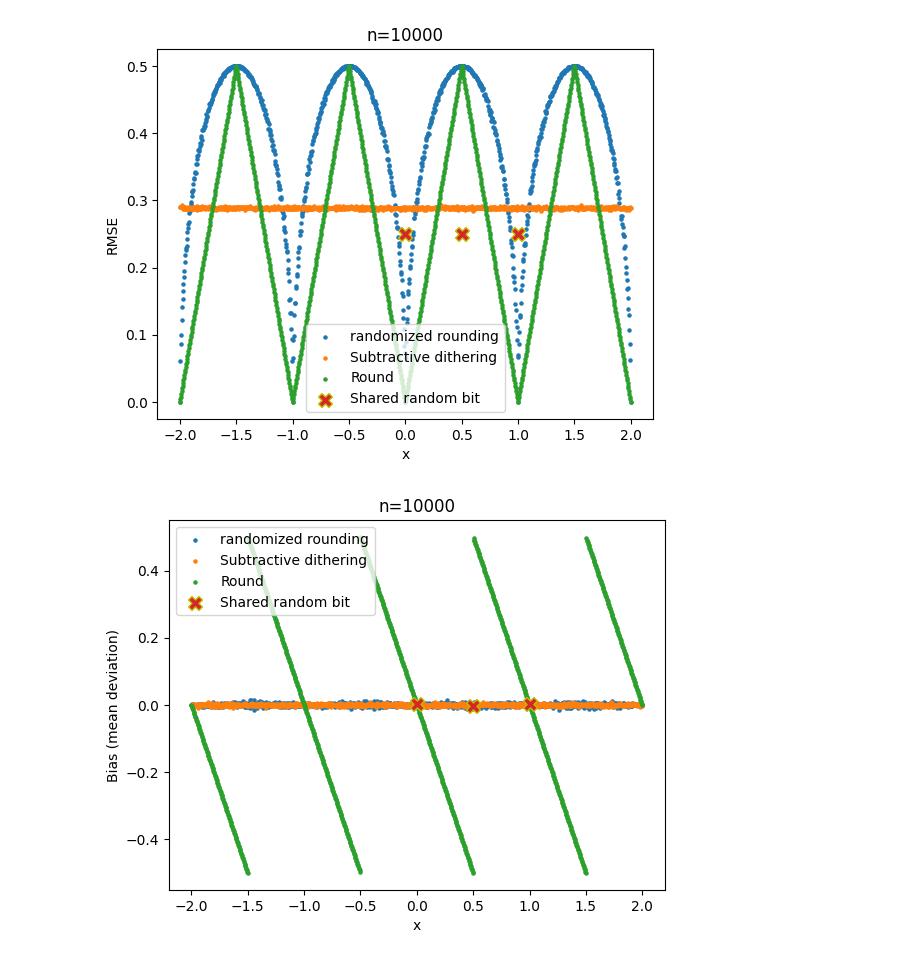
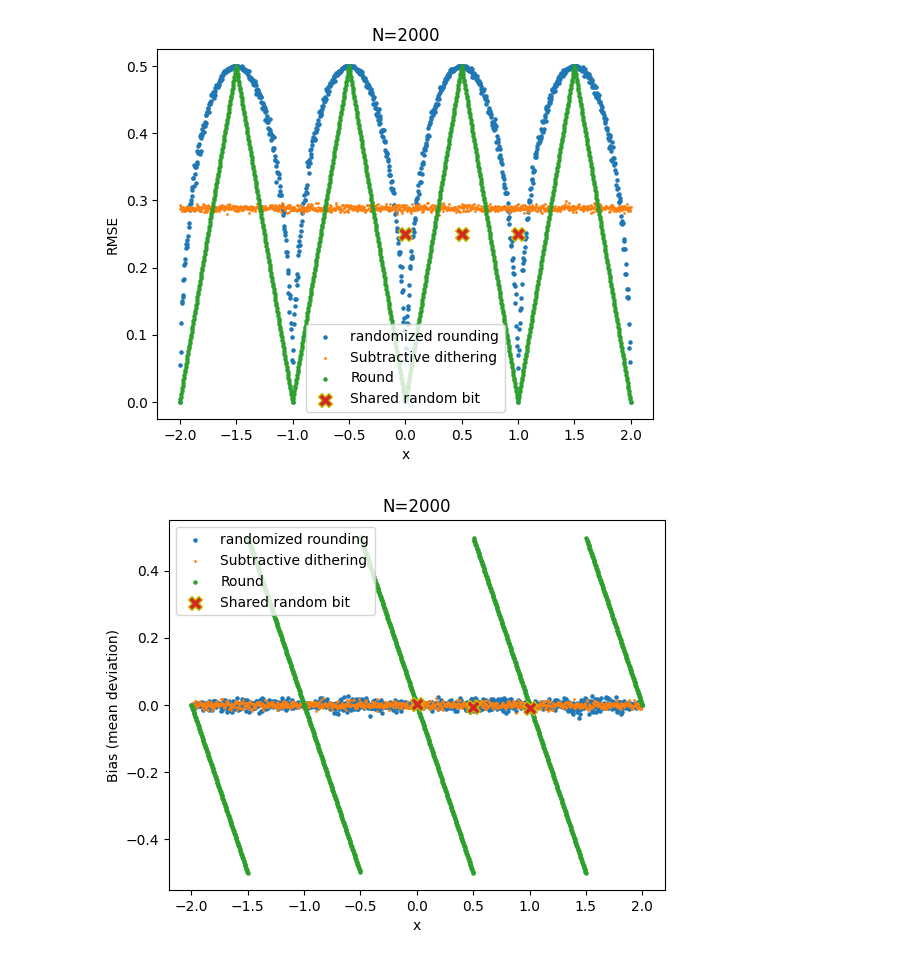
Before and after one commit to amitport/learning_day_oc22, a Jupyter notebook: rounding.ipynb, the cells around one changed output. Drawn from its saved outputs; the diff is of its cells as text; code cells hidden in the pictures.

Commit message:
simplify bias and rmse functions

```diff
--- a/rounding.ipynb
+++ b/rounding.ipynb
@@ -2,7 +2,7 @@
 import torch
 import matplotlib.pyplot as plt
 # %%
-N = 10_000 # number of repeats for each value
+N = 2_000 # number of repeats for each value
 NUM_POINTS = 1_001 # number of values taken in range
 # %%
 x = torch.linspace(-2, 2, NUM_POINTS)
@@ -46,24 +41,24 @@ def plot_rmse(n):
     plt.xlabel('x')
     plt.legend()
 # %%
-plot_rmse(N)
+plot_rmse()
 # %% [output]
-[figure, old version]
+[figure, new version]
 # %%
-def cum_bias(x1, x2):
+def bias(x1, x2):
     # aka mean signed deviation
-    return torch.cumsum((x1 - x2), axis=0) / n_vec
+    return torch.sum((x1 - x2), dim=0) / N
 # %%
-def plot_bias(n):
-    plt.title(f'{n=}')
-    plt.scatter(x, cum_bias(randomized_rounding(repeated_x), x)[n - 1, :], s=5, label='randomized rounding')
-    plt.scatter(x, cum_bias(subtractive_dithering(repeated_x), x)[n - 1, :], s=5, label='Subtractive dithering')
-    plt.scatter(x, cum_bias(round(repeated_x), x)[n - 1, :], s=5, label='Round')
-    plt.scatter(i, cum_bias(shared_random_bit(repeated_i), i)[n - 1, :], s=100, marker='X', edgecolor='y', label='Shared random bit')
+def plot_bias():
+    plt.title(f'{N=}')
+    plt.scatter(x, bias(randomized_rounding(repeated_x), x), s=5, label='randomized rounding')
+    plt.scatter(x, bias(subtractive_dithering(repeated_x), x), s=1, label='Subtractive dithering')
+    plt.scatter(x, bias(round(repeated_x), x), s=5, label='Round')
+    plt.scatter(i, bias(shared_random_bit(repeated_i), i), s=100, marker='X', edgecolor='y', label='Shared random bit')
     plt.ylabel('Bias (mean deviation)')
     plt.xlabel('x')
     plt.legend()
 # %%
-plot_bias(N)
+plot_bias()
 # %% [output]
-[figure, old version]
+[figure, new version]
```
Also changed, not shown: parts of 3 cells of this notebook.
